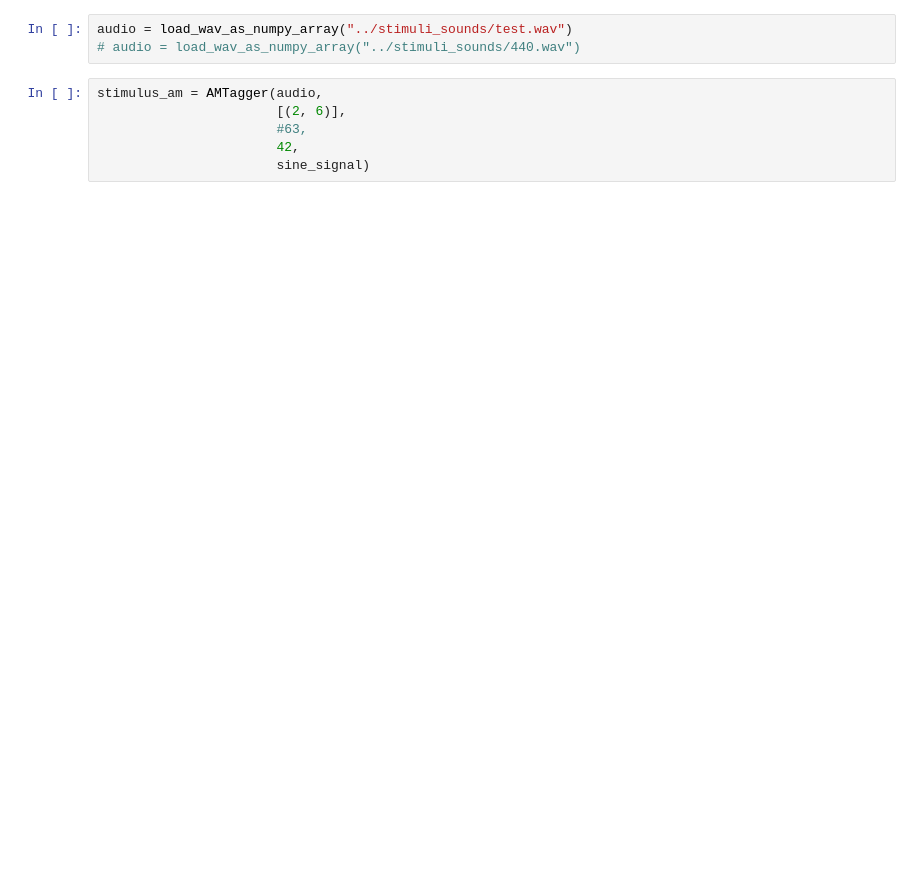
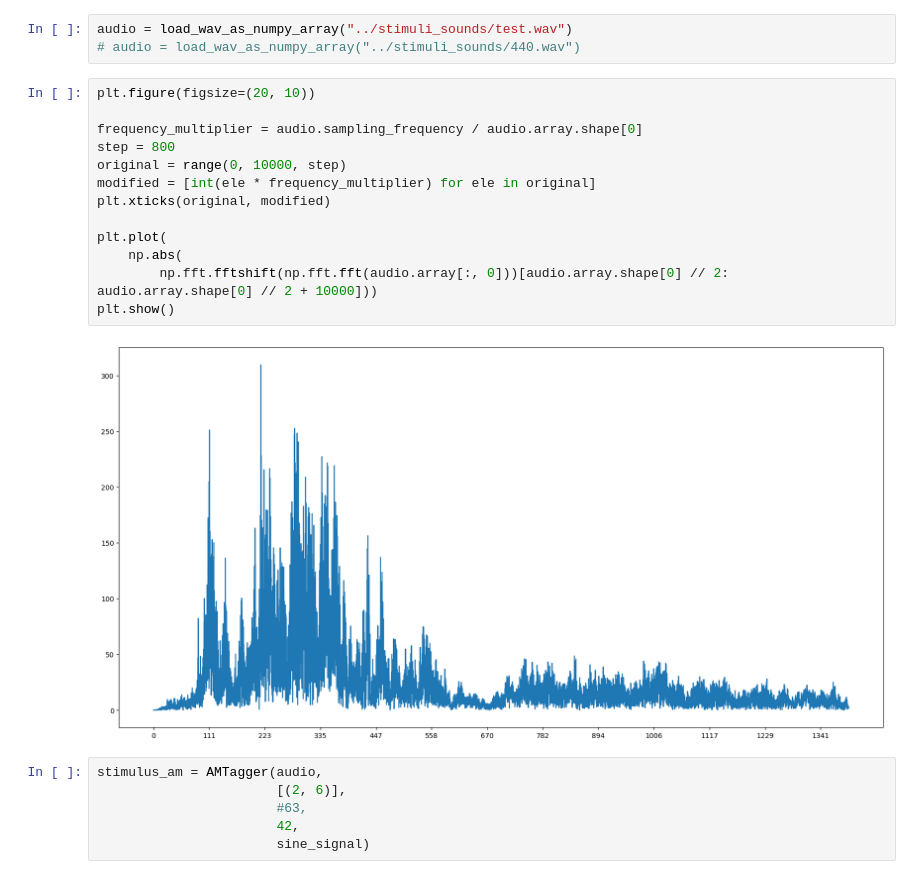
Before and after one commit to michalrzak/auditory-intention-decoding, a Jupyter notebook: notebooks/test_taggers.ipynb, the cells around one changed output. Cells and saved outputs as stored; diff of their text form; blank space fills up the shorter version.

```diff
--- a/notebooks/test_taggers.ipynb
+++ b/notebooks/test_taggers.ipynb
@@ -49,6 +56,21 @@ def do_analysis(tagger: AAudioTagger, play_audio: bool = True) -> None:
 # %%
 audio = load_wav_as_numpy_array("../stimuli_sounds/test.wav")
 # audio = load_wav_as_numpy_array("../stimuli_sounds/440.wav")
+# %%
+plt.figure(figsize=(20, 10))
+
+frequency_multiplier = audio.sampling_frequency / audio.array.shape[0]
+step = 800
+original = range(0, 10000, step)
+modified = [int(ele * frequency_multiplier) for ele in original]
+plt.xticks(original, modified)
+
+plt.plot(
+    np.abs(
+        np.fft.fftshift(np.fft.fft(audio.array[:, 0]))[audio.array.shape[0] // 2: audio.array.shape[0] // 2 + 10000]))
+plt.show()
+# %% [output]
+[figure, added]
 # %%
 stimulus_am = AMTagger(audio,
                        [(2, 6)],
```
Also changed, not shown: parts of 6 cells of this notebook, 5 other files.
